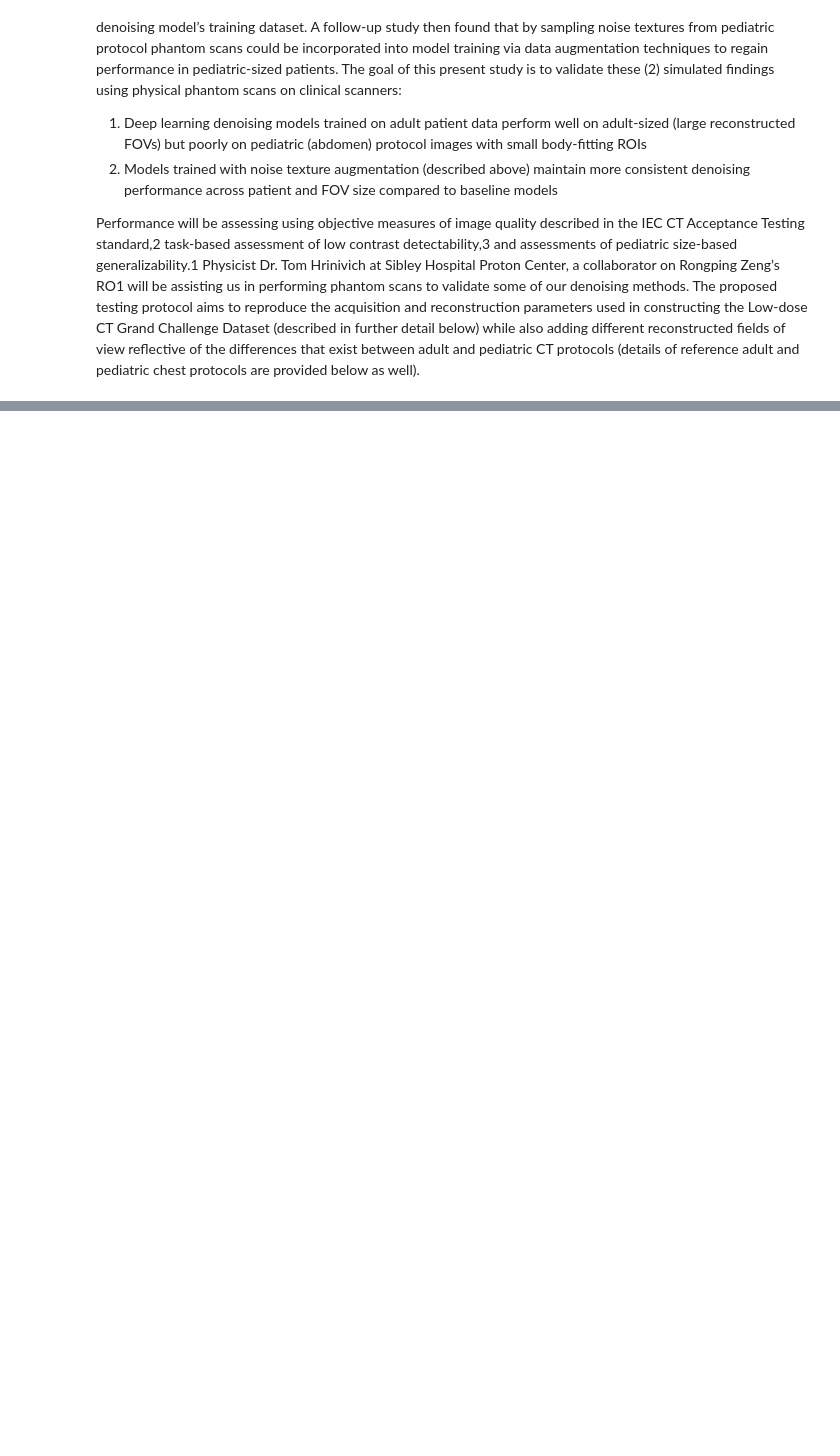
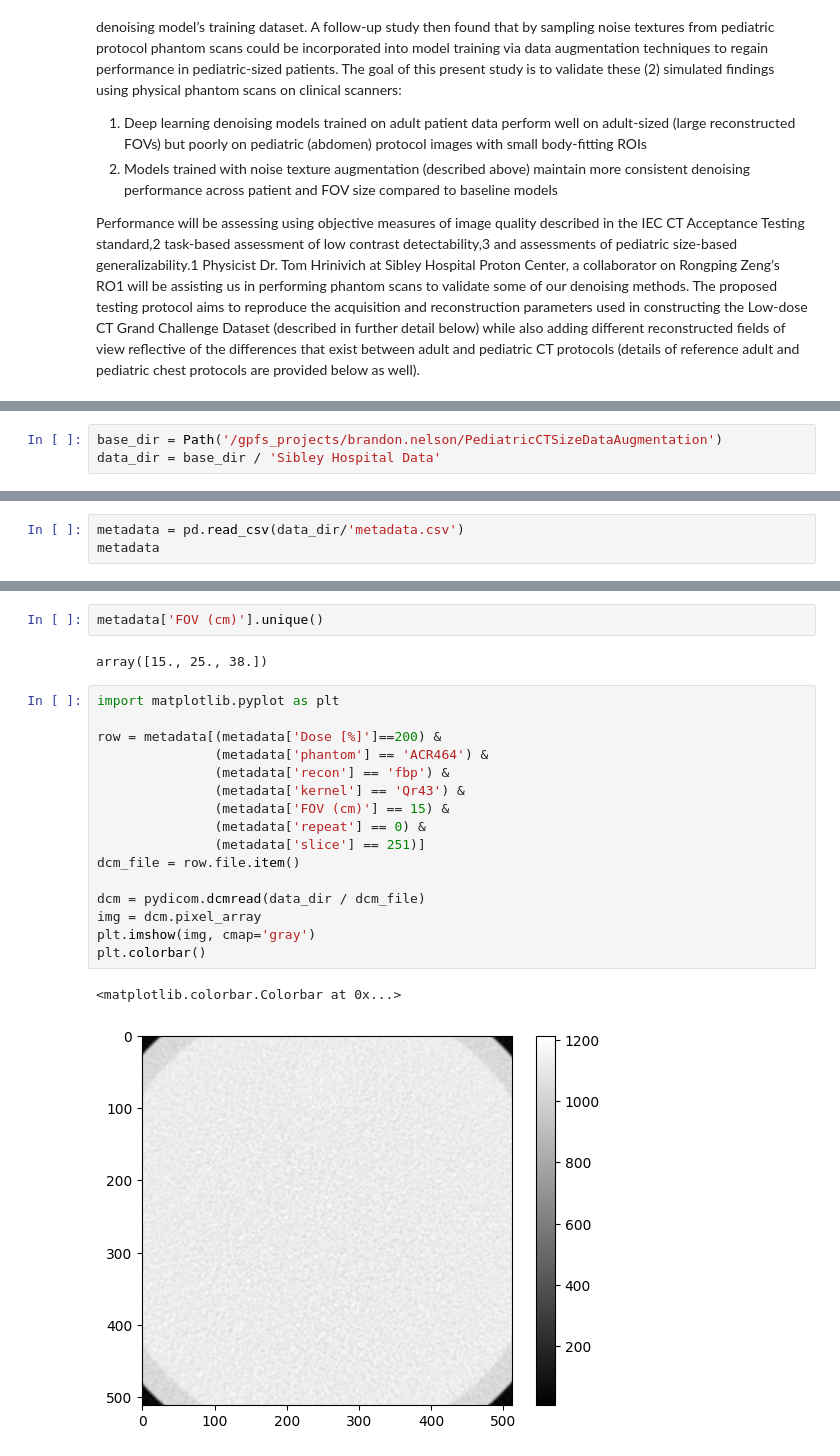
Before and after one commit to brandonjnelsonFDA/pediatric-CT-noise-texture-augmentation, a Jupyter notebook: notebooks/02 Evaluation Results/physical_validation.ipynb, the cells around one changed output, grey strips where cells are left out. Cells and saved outputs as stored; diff of their text form; blank space fills up the shorter version.

```diff
--- a/notebooks/02 Evaluation Results/physical_validation.ipynb
+++ b/notebooks/02 Evaluation Results/physical_validation.ipynb
@@ -36 +40,4 @@ The proposed testing protocol aims to reproduce the acquisition and reconstructi
+# %%
+base_dir = Path('/gpfs_projects/brandon.nelson/PediatricCTSizeDataAugmentation')
+data_dir = base_dir / 'Sibley Hospital Data'
 # %% [markdown]
@@ -77,0 +108,3 @@ usage: tree [-acdfghilnpqrstuvxACDFJQNSUX] [-H baseHREF] [-T title ]
+# %%
+metadata = pd.read_csv(data_dir/'metadata.csv')
+metadata
@@ -77,0 +125,23 @@ usage: tree [-acdfghilnpqrstuvxACDFJQNSUX] [-H baseHREF] [-T title ]
+# %%
+metadata['FOV (cm)'].unique()
+# %% [output]
+array([15., 25., 38.])
+# %%
+import matplotlib.pyplot as plt
+
+row = metadata[(metadata['Dose [%]']==200) &
+               (metadata['phantom'] == 'ACR464') &
+               (metadata['recon'] == 'fbp') &
+               (metadata['kernel'] == 'Qr43') &
+               (metadata['FOV (cm)'] == 15) &
+               (metadata['repeat'] == 0) &
+               (metadata['slice'] == 251)]
+dcm_file = row.file.item()
+
+dcm = pydicom.dcmread(data_dir / dcm_file)
+img = dcm.pixel_array
+plt.imshow(img, cmap='gray')
+plt.colorbar()
+# %% [output]
+<matplotlib.colorbar.Colorbar at 0x...>
+[figure, added]
```
Also changed, not shown: parts of 12 cells of this notebook, 1 other file.
